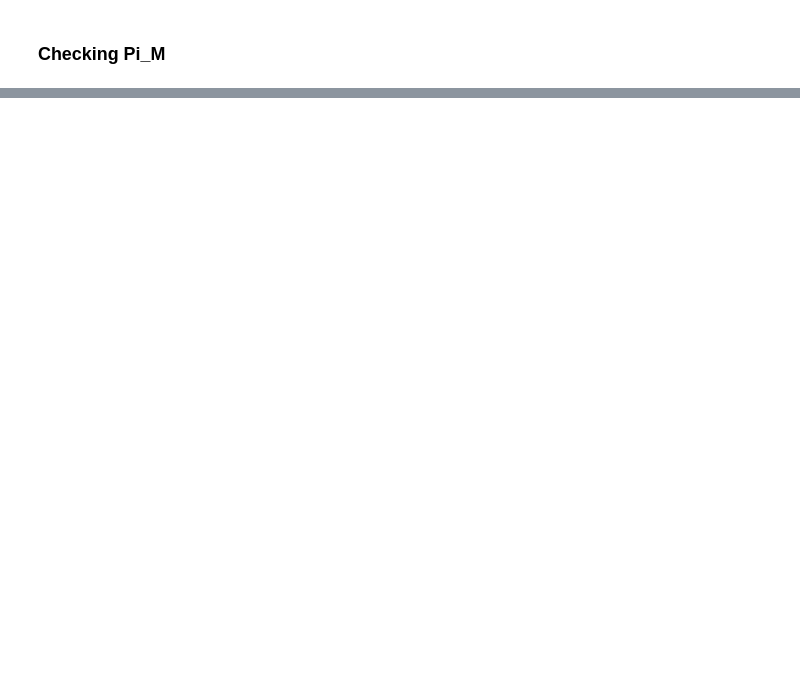
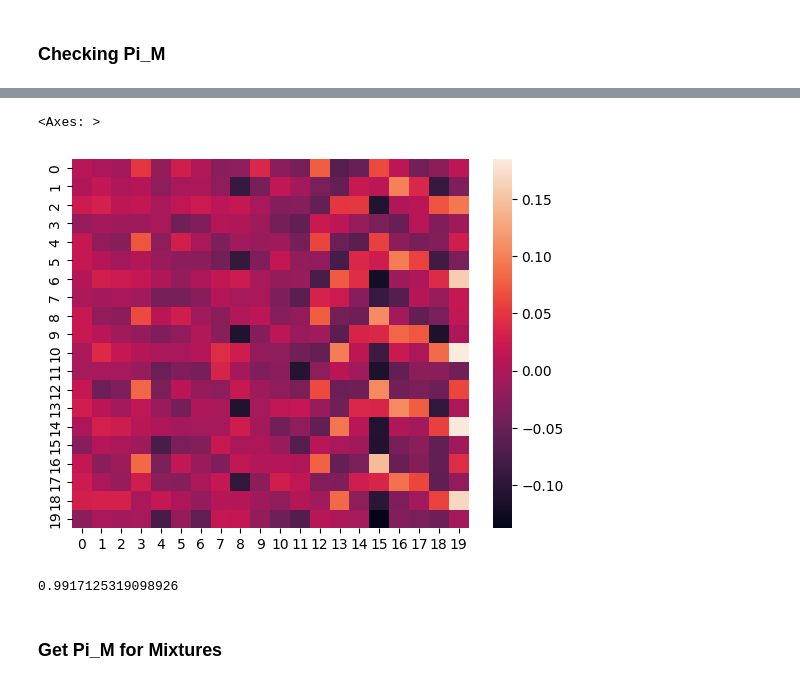
Before and after one commit to nitinjan06/learning_lds_mixtures, a Jupyter notebook: exploration.ipynb, the cells around one changed output, grey strips where cells are left out. Drawn from its saved outputs; the diff is of its cells as text; code cells hidden in the pictures; blank space fills up the shorter version.

```diff
--- a/exploration.ipynb
+++ b/exploration.ipynb
@@ -317,0 +53,5 @@ array([[+0.9, -0.2],
+# %%
+sns.heatmap(single_Pi_M - single_expected)
+# %% [output]
+<Axes: >
+[figure, added]
@@ -317,0 +61,6 @@ array([[+0.9, -0.2],
+# %%
+get_r2(single_Pi_M, single_expected)
+# %% [output]
+0.9917125319098926
+# %% [markdown]
+### Get Pi_M for Mixtures
```
Also changed, not shown: parts of 59 cells of this notebook, 6 other files.
